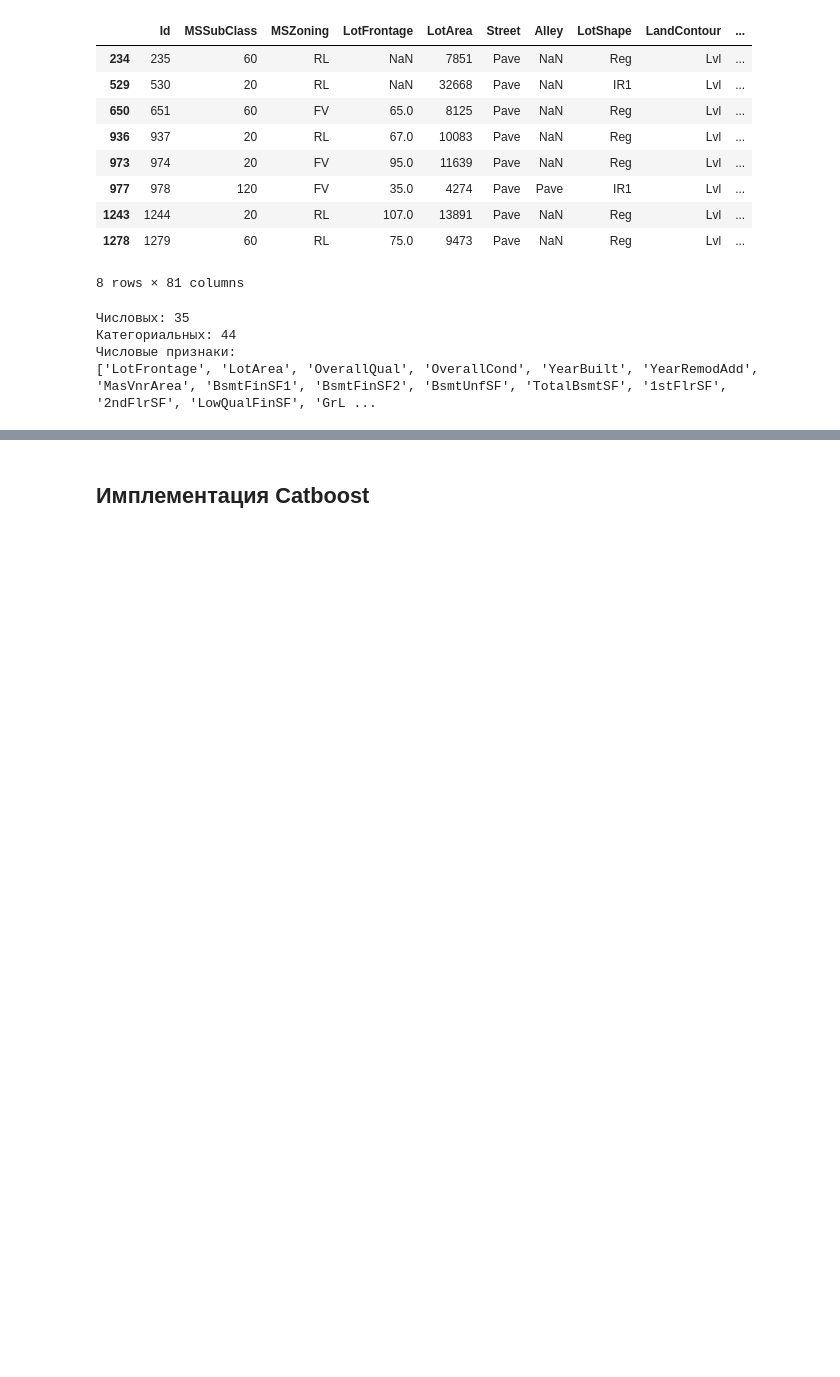
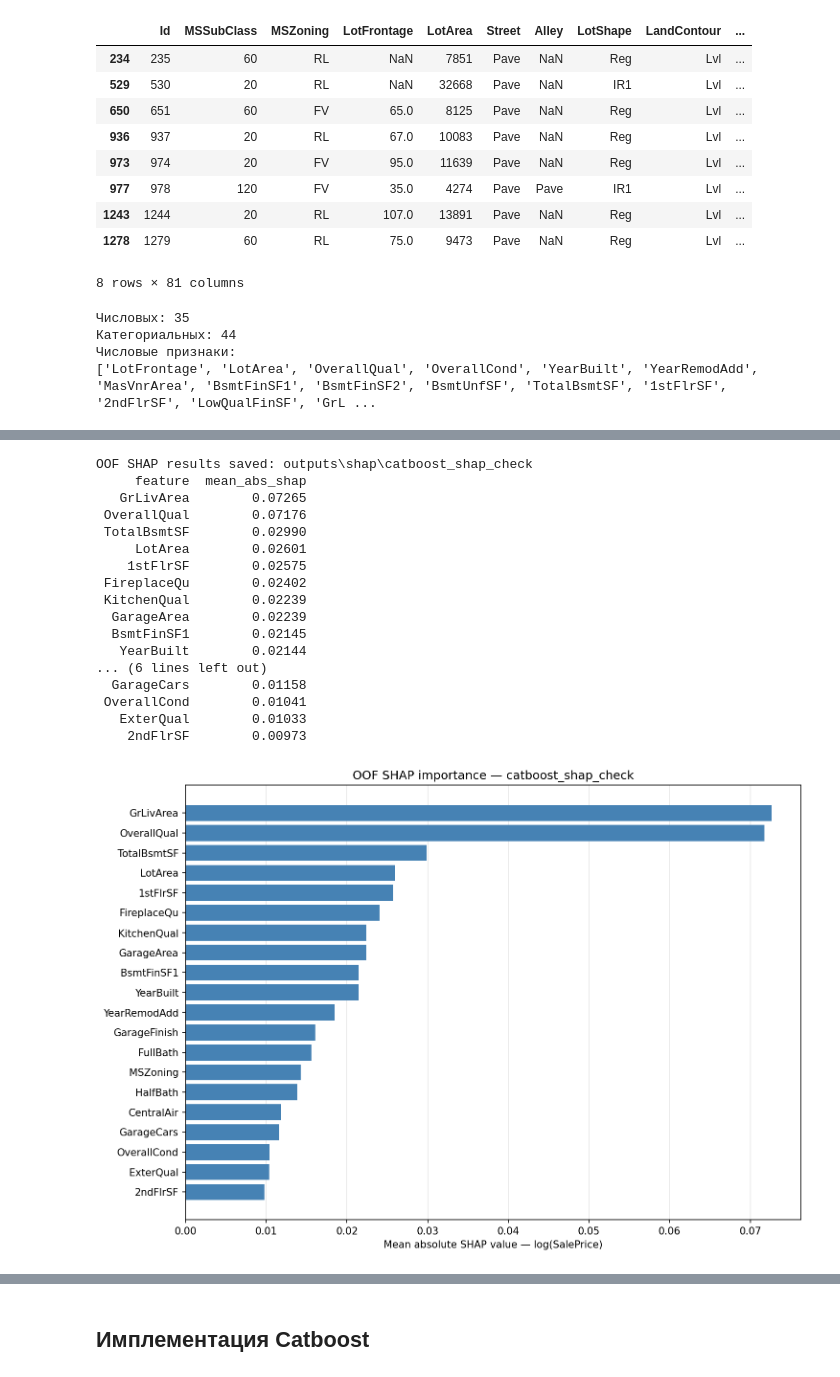
Before and after one commit to AntonUkhabin/House_Prices_Kaggle, a Jupyter notebook: draft.ipynb, the cells around one changed output, grey strips where cells are left out. Cells and saved outputs as stored; diff of their text form; code cells hidden in the pictures; blank space fills up the shorter version.

Commit message:
Finalize Random Forest and CatBoost tuning; add OOF SHAP and training history

```diff
--- a/draft.ipynb
+++ b/draft.ipynb
@@ -127,0 +413,46 @@ print(numerical_cols)
+# %%
+import importlib
+from copy import deepcopy
+
+import numpy as np
+import pandas as pd
+import src.shap_analysis as shap_module
+
+from IPython.display import Image, display
+
+importlib.reload(shap_module)
+
+shap_check_config = deepcopy(smoke_config)
+shap_check_config.general.experiment_name = 'catboost_shap_check'
+
+importance_df, plot_path = shap_module.save_oof_shap(shap_result, shap_check_config)
+
+# Проверяем, что CSV сохранил Id и позволяет восстановить прогноз из вкладов.
+saved_contributions = pd.read_csv(plot_path.parent / 'oof_shap.csv', sep=';')
+contribution_columns = [column for column in saved_contributions if column.startswith('shap__')]
+
+np.testing.assert_array_equal(saved_contributions['Id'].to_numpy(), shap_result['ids'])
+
+reconstructed_predictions = saved_contributions['base_value'] + saved_contributions[contribution_columns].sum(axis=1)
+np.testing.assert_allclose(reconstructed_predictions, saved_contributions['prediction_log'], rtol=1e-6, atol=1e-8)
+
+display(Image(filename=str(plot_path)))
+# %% [output]
+OOF SHAP results saved: outputs\shap\catboost_shap_check
+     feature  mean_abs_shap
+   GrLivArea        0.07265
+ OverallQual        0.07176
+ TotalBsmtSF        0.02990
+     LotArea        0.02601
+    1stFlrSF        0.02575
+ FireplaceQu        0.02402
+ KitchenQual        0.02239
+  GarageArea        0.02239
+  BsmtFinSF1        0.02145
+   YearBuilt        0.02144
+... (6 lines left out)
+  GarageCars        0.01158
+ OverallCond        0.01041
+   ExterQual        0.01033
+    2ndFlrSF        0.00973
+[figure, added]
```
Also changed, not shown: parts of 12 cells of this notebook, 4 other files.
